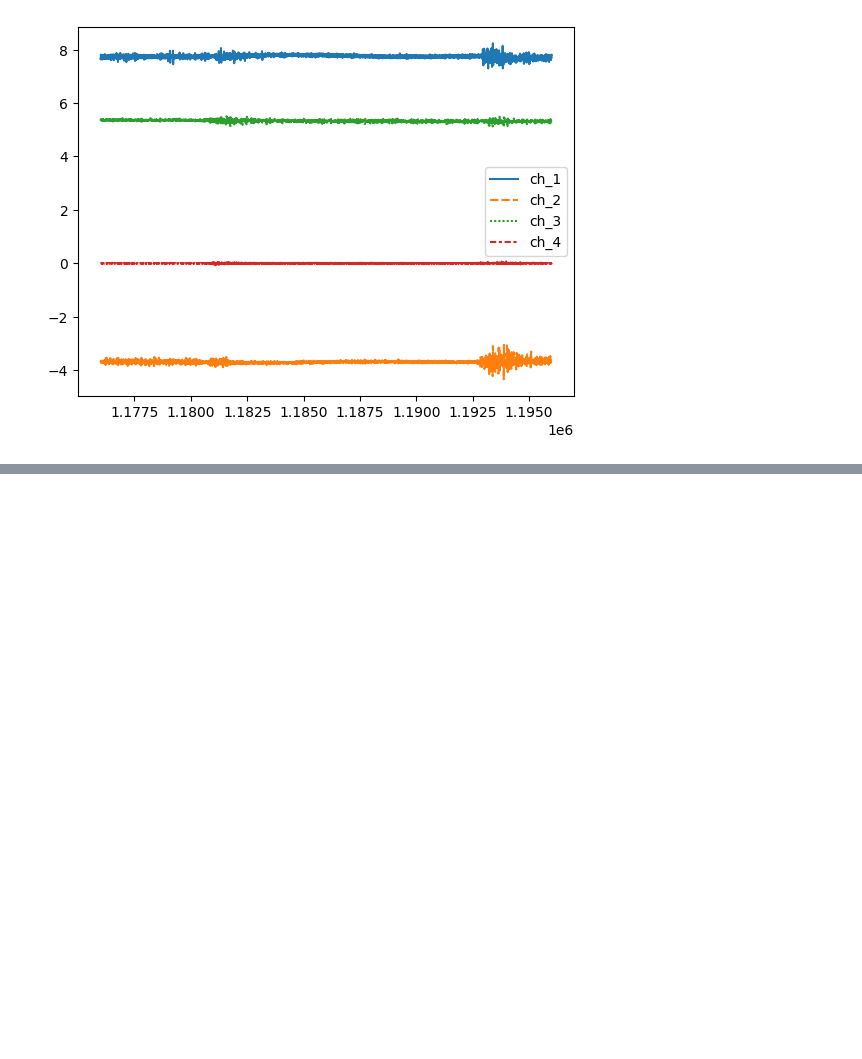
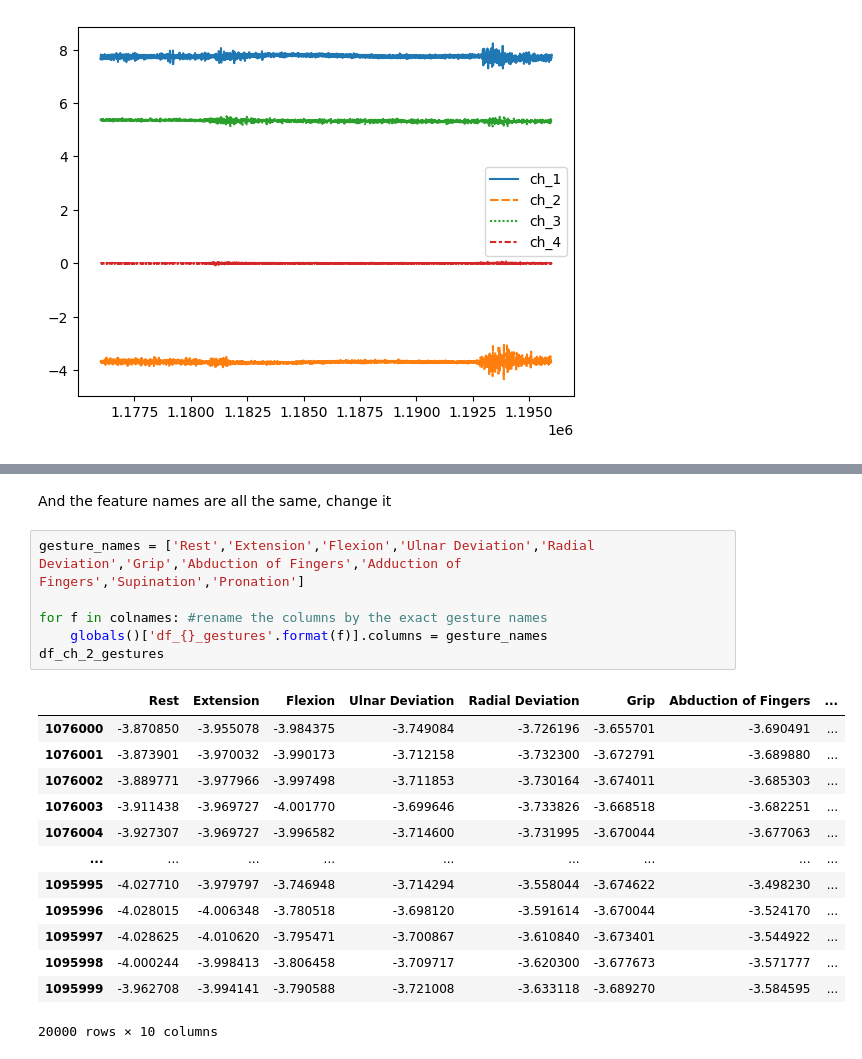
Before and after one commit to greedypelican/EMG_data_analysis, a Jupyter notebook: data_visualization.ipynb, the cells around one changed output, grey strips where cells are left out. Drawn from its saved outputs; the diff is of its cells as text; blank space fills up the shorter version.

```diff
--- a/data_visualization.ipynb
+++ b/data_visualization.ipynb
@@ -96,0 +167,22 @@ seaborn_line_gesture = sns.lineplot(data=data_1_gesture[5]) #view the sixth gest
+# %% [markdown]
+And the feature names are all the same, change it
+# %%
+gesture_names = ['Rest','Extension','Flexion','Ulnar Deviation','Radial Deviation','Grip','Abduction of Fingers','Adduction of Fingers','Supination','Pronation']
+
+for f in colnames: #rename the columns by the exact gesture names
+    globals()['df_{}_gestures'.format(f)].columns = gesture_names
+df_ch_2_gestures
+# %% [output]
+|  | Rest | Extension | Flexion | Ulnar Deviation | Radial Deviation | Grip | Abduction of Fingers | ... |
+| 1076000 | -3.870850 | -3.955078 | -3.984375 | -3.749084 | -3.726196 | -3.655701 | -3.690491 | ... |
+| 1076001 | -3.873901 | -3.970032 | -3.990173 | -3.712158 | -3.732300 | -3.672791 | -3.689880 | ... |
+| 1076002 | -3.889771 | -3.977966 | -3.997498 | -3.711853 | -3.730164 | -3.674011 | -3.685303 | ... |
+| 1076003 | -3.911438 | -3.969727 | -4.001770 | -3.699646 | -3.733826 | -3.668518 | -3.682251 | ... |
+| 1076004 | -3.927307 | -3.969727 | -3.996582 | -3.714600 | -3.731995 | -3.670044 | -3.677063 | ... |
+| ... | ... | ... | ... | ... | ... | ... | ... | ... |
+| 1095995 | -4.027710 | -3.979797 | -3.746948 | -3.714294 | -3.558044 | -3.674622 | -3.498230 | ... |
+| 1095996 | -4.028015 | -4.006348 | -3.780518 | -3.698120 | -3.591614 | -3.670044 | -3.524170 | ... |
+| 1095997 | -4.028625 | -4.010620 | -3.795471 | -3.700867 | -3.610840 | -3.673401 | -3.544922 | ... |
+| 1095998 | -4.000244 | -3.998413 | -3.806458 | -3.709717 | -3.620300 | -3.677673 | -3.571777 | ... |
+| 1095999 | -3.962708 | -3.994141 | -3.790588 | -3.721008 | -3.633118 | -3.689270 | -3.584595 | ... |
+20000 rows × 10 columns
```
Also changed, not shown: parts of 9 cells of this notebook.
